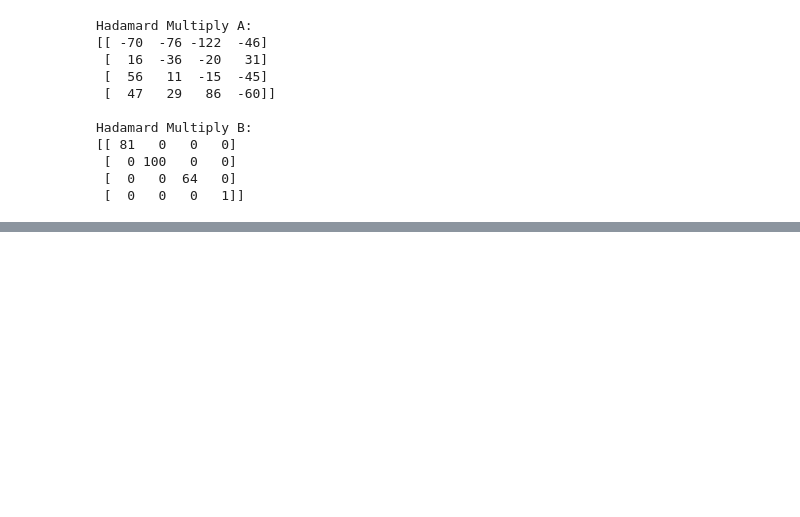
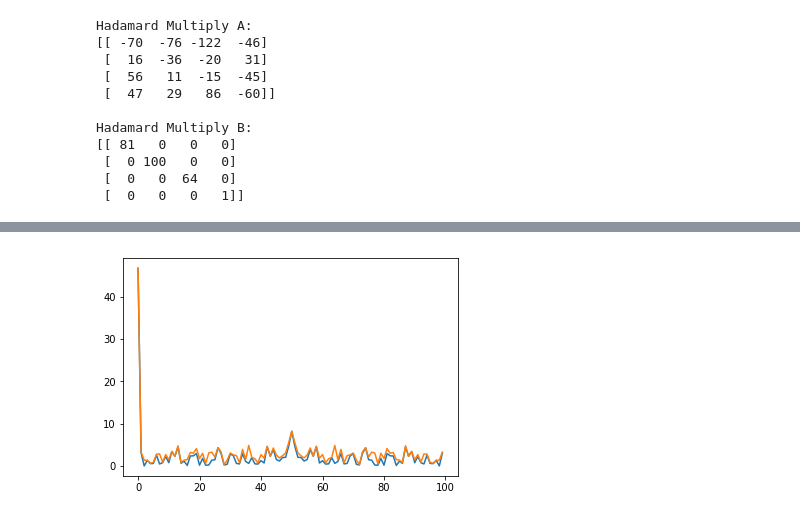
Before and after one commit to whyven/linearAlgebra, a Jupyter notebook: CodeChallenges.ipynb, the cells around one changed output, grey strips where cells are left out. Cells and saved outputs as stored; diff of their text form; code cells hidden in the pictures; blank space fills up the shorter version.

```diff
--- a/CodeChallenges.ipynb
+++ b/CodeChallenges.ipynb
@@ -609,0 +643,19 @@ Hadamard Multiply B:
+# %%
+# --- Create a random (10x10 Matrix)
+x = np.random.rand( j ) ## --- THIS SHOULD BE A VECTOR!!
+# --- Multiply by F
+X = F@x
+# %%
+# --- Run FFT on x
+X_FFT = np.fft.fft( x )
+# %%
+# --- Plot Magnitude of X
+# --- --- flatten X
+X1 = X.flatten()
+X2 = X_FFT.flatten()
+plt.figure()
+plt.plot( abs(X1) )
+plt.plot( abs(X2) )
+plt.show()
+# %% [output]
+[figure, added]
```
Also changed, not shown: parts of 5 cells of this notebook.
